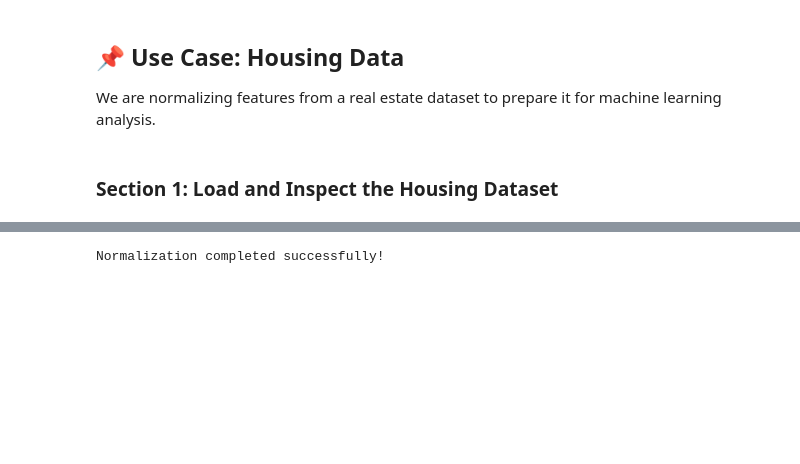
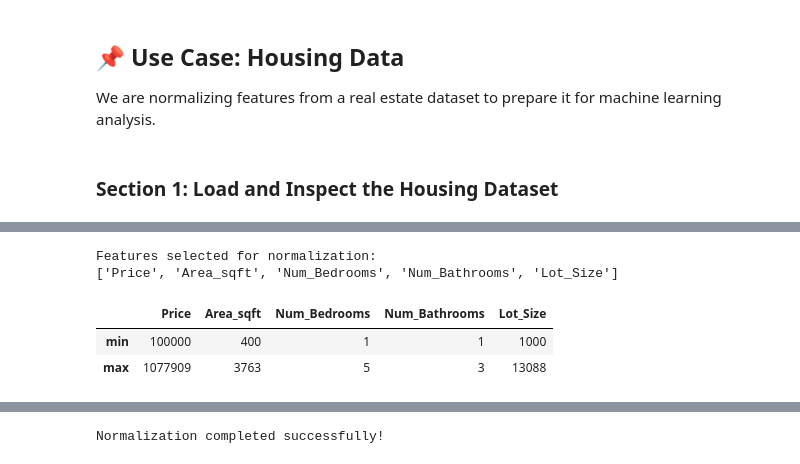
Before and after one commit to PreethiVNair/min-mix-normalization, a Jupyter notebook: MinMax_Normalization_Workshop.ipynb, the cells around one changed output, grey strips where cells are left out. Drawn from its saved outputs; the diff is of its cells as text; code cells hidden in the pictures; blank space fills up the shorter version.

```diff
--- a/MinMax_Normalization_Workshop.ipynb
+++ b/MinMax_Normalization_Workshop.ipynb
@@ -242,0 +230,21 @@ Number of numerical features: 6
+# %%
+# Select the five columns required by the workshop.
+features_to_normalize = [
+    "Price",
+    "Area_sqft",
+    "Num_Bedrooms",
+    "Num_Bathrooms",
+    "Lot_Size"
+]
+
+print("Features selected for normalization:")
+print(features_to_normalize)
+
+# Inspect the original ranges before normalization.
+display(df_clean[features_to_normalize].agg(["min", "max"]))
+# %% [output]
+Features selected for normalization:
+['Price', 'Area_sqft', 'Num_Bedrooms', 'Num_Bathrooms', 'Lot_Size']
+|  | Price | Area_sqft | Num_Bedrooms | Num_Bathrooms | Lot_Size |
+| min | 100000 | 400 | 1 | 1 | 1000 |
+| max | 1077909 | 3763 | 5 | 3 | 13088 |
```
Also changed, not shown: parts of 24 cells of this notebook, 1 other file.
